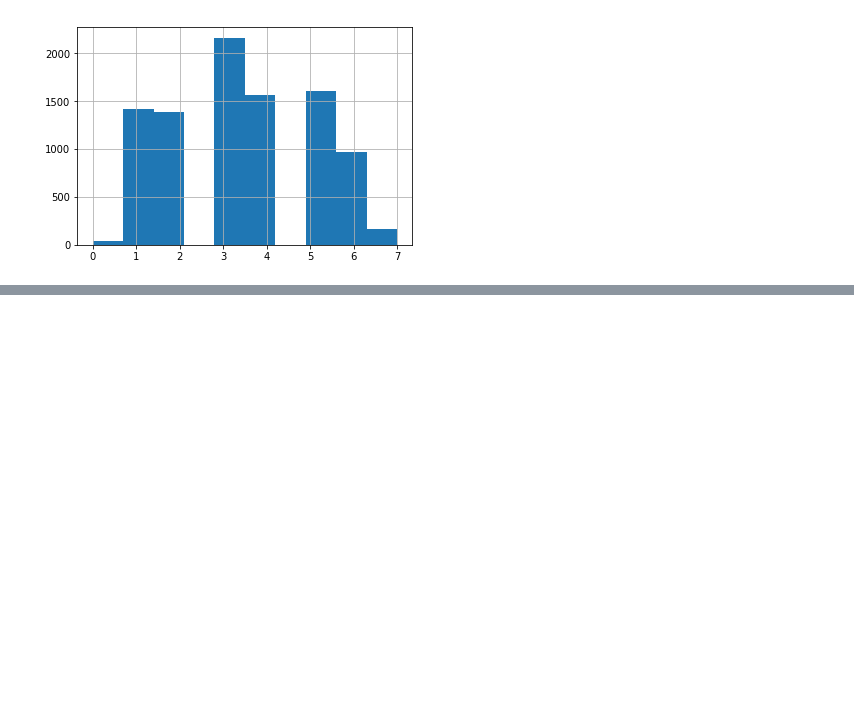
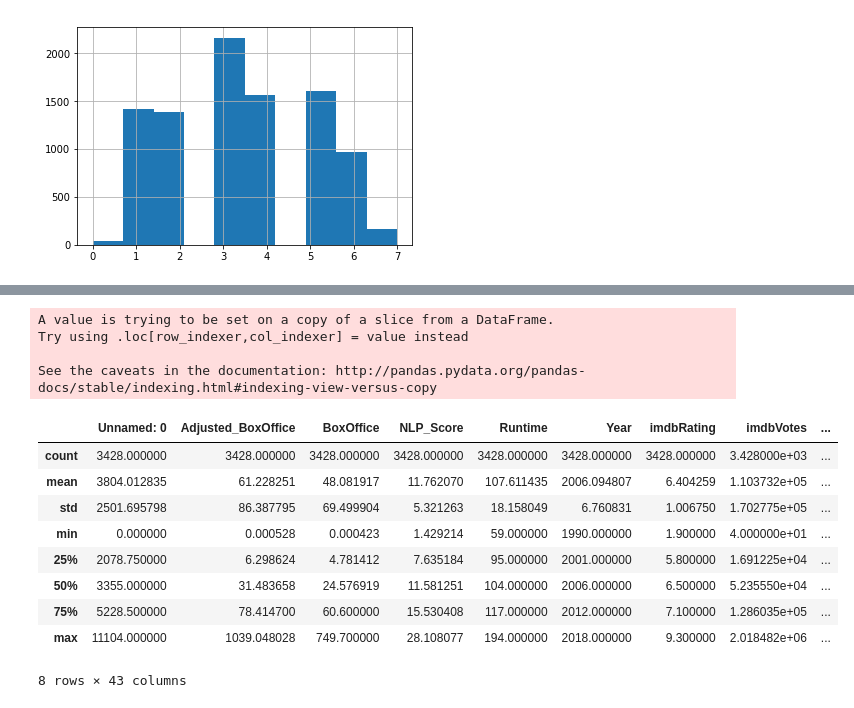
Before and after one commit to Distancs/DSGA_1001_Final, a Jupyter notebook: Model_and_Evaluation_Cat.ipynb, the cells around one changed output, grey strips where cells are left out. Saved outputs shown, nothing was run; the diff lists cells and outputs as text; code cells hidden in the pictures; blank space fills up the shorter version.

```diff
--- a/Model_and_Evaluation_Cat.ipynb
+++ b/Model_and_Evaluation_Cat.ipynb
@@ -91,0 +325,19 @@ Baseline Model2: CV Accuracy: 40.107 | Testing Accuracy: 42.117
+# %%
+data_budget = data[data.Adjusted_Budgets.notna()]
+data_budget['log_Adjusted_Budgets'] = np.log(data_budget['Adjusted_Budgets'] )
+data_budget.describe()
+# %% [output]
+A value is trying to be set on a copy of a slice from a DataFrame.
+Try using .loc[row_indexer,col_indexer] = value instead
+
+See the caveats in the documentation: http://pandas.pydata.org/pandas-docs/stable/indexing.html#indexing-view-versus-copy
+|  | Unnamed: 0 | Adjusted_BoxOffice | BoxOffice | NLP_Score | Runtime | Year | imdbRating | imdbVotes | ... |
+| count | 3428.000000 | 3428.000000 | 3428.000000 | 3428.000000 | 3428.000000 | 3428.000000 | 3428.000000 | 3.428000e+03 | ... |
+| mean | 3804.012835 | 61.228251 | 48.081917 | 11.762070 | 107.611435 | 2006.094807 | 6.404259 | 1.103732e+05 | ... |
+| std | 2501.695798 | 86.387795 | 69.499904 | 5.321263 | 18.158049 | 6.760831 | 1.006750 | 1.702775e+05 | ... |
+| min | 0.000000 | 0.000528 | 0.000423 | 1.429214 | 59.000000 | 1990.000000 | 1.900000 | 4.000000e+01 | ... |
+| 25% | 2078.750000 | 6.298624 | 4.781412 | 7.635184 | 95.000000 | 2001.000000 | 5.800000 | 1.691225e+04 | ... |
+| 50% | 3355.000000 | 31.483658 | 24.576919 | 11.581251 | 104.000000 | 2006.000000 | 6.500000 | 5.235550e+04 | ... |
+| 75% | 5228.500000 | 78.414700 | 60.600000 | 15.530408 | 117.000000 | 2012.000000 | 7.100000 | 1.286035e+05 | ... |
+| max | 11104.000000 | 1039.048028 | 749.700000 | 28.108077 | 194.000000 | 2018.000000 | 9.300000 | 2.018482e+06 | ... |
+8 rows × 43 columns
```
Also changed, not shown: parts of 18 cells of this notebook.
